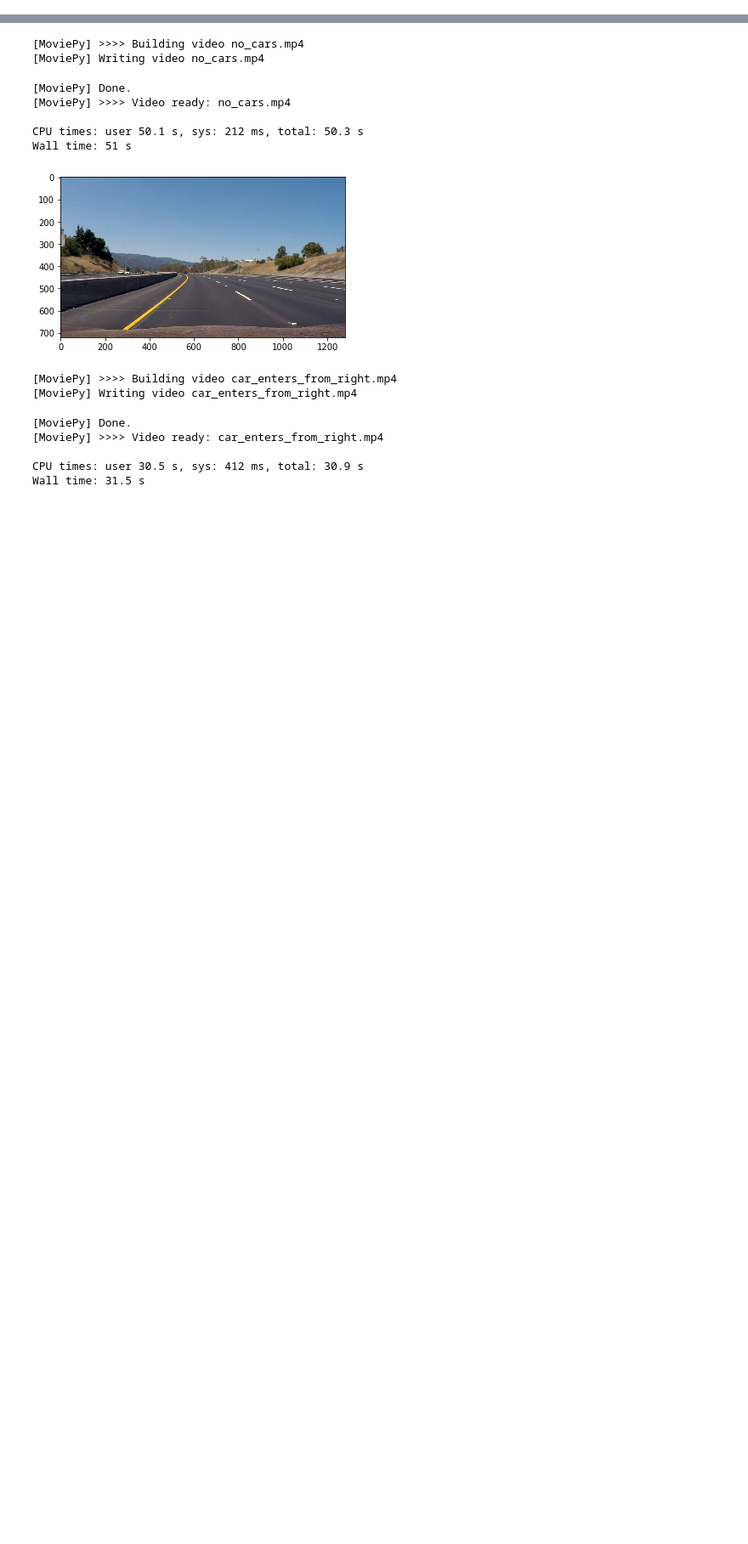
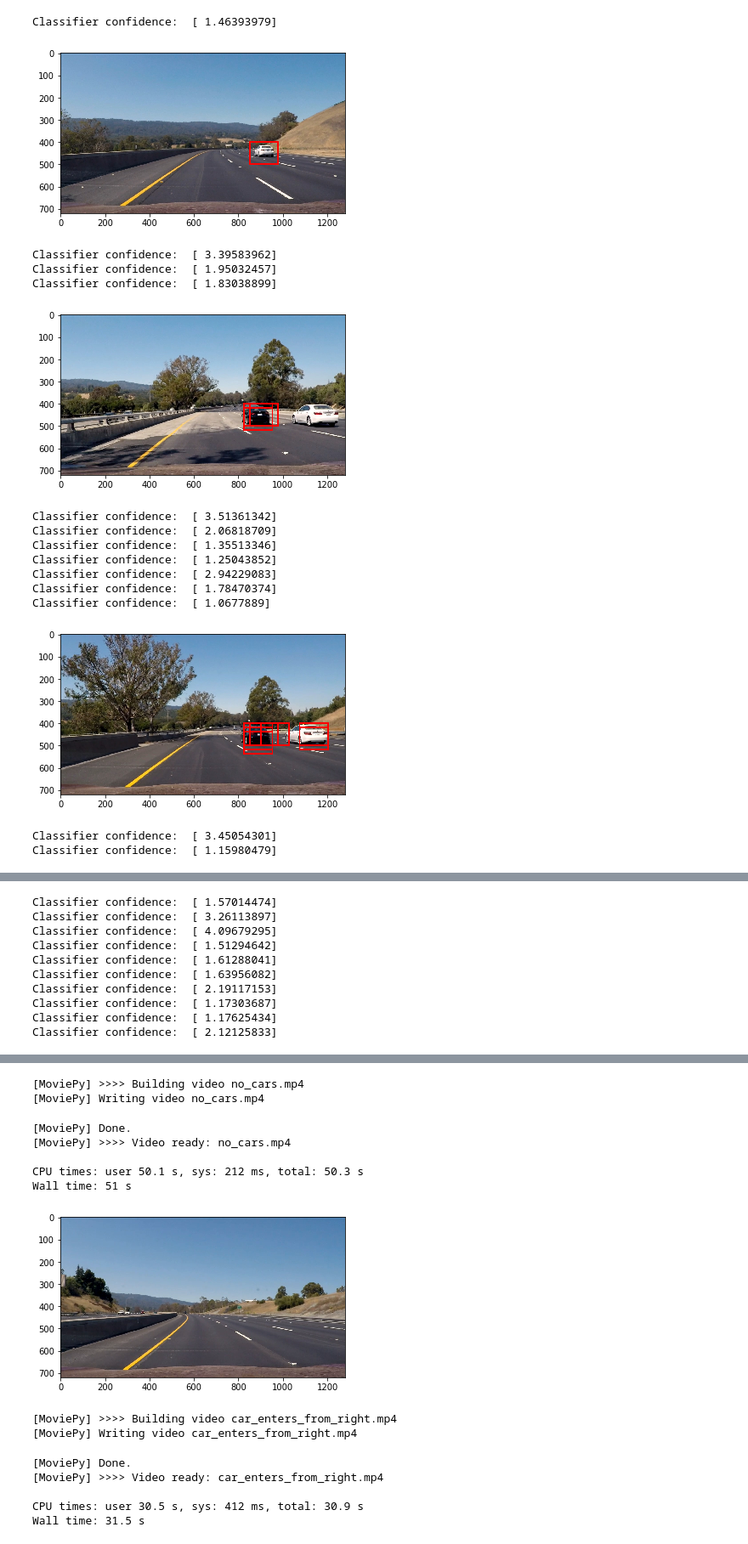
Before and after one commit to malichao/CarND-Vehicle-Detection, a Jupyter notebook: test.ipynb, the cells around one changed output, grey strips where cells are left out. Shown at 85% size. Drawn from its saved outputs; the diff is of its cells as text; code cells hidden in the pictures; blank space fills up the shorter version.

```diff
--- a/test.ipynb
+++ b/test.ipynb
@@ -213,7 +213,7 @@ def search_windows(img, windows, clf, scaler, color_space='RGB',
                     hist_range=(0, 256), orient=8,
                     pix_per_cell=8, cell_per_block=2,
                     hog_channel=0, spatial_feat=True,
-                    hist_feat=True, hog_feat=True):
+                    hist_feat=True, hog_feat=True, debug = False):
 
     on_windows = []
     for window in windows:
@@ -229,8 +229,10 @@ def search_windows(img, windows, clf, scaler, color_space='RGB',
         #6) Predict using your classifier
         prediction = clf.predict(test_features)
         #7) If positive (prediction == 1) then save the window
-        if prediction == 1:
+        confidence = clf.decision_function(test_features)
+        if confidence >= 1.0:
             on_windows.append(window)
+            if debug : print("Classifier confidence: ", confidence)
     #8) Return windows for positive detections
     return on_windows
 
@@ -274,0 +268,30 @@ show_image(window_img)
+# %%
+for image in images:
+    image_test = cv2.GaussianBlur(image, (15, 15), 0)
+    draw_image = np.copy(image)
+    hot_windows = []
+    hot_windows += (search_windows(image_test, windows, svc, X_scaler, color_space=color_space,
+                        spatial_size=spatial_size, hist_bins=hist_bins,
+                        orient=orient, pix_per_cell=pix_per_cell,
+                        cell_per_block=cell_per_block,
+                        hog_channel=hog_channel, spatial_feat=spatial_feat,
+                        hist_feat=hist_feat, hog_feat=hog_feat,debug=True))
+    window_img = draw_boxes(draw_image, hot_windows, color=(0, 0, 255), thick=6)
+    show_image(window_img)
+# %% [output]
+Classifier confidence:  [ 1.46393979]
+[figure, added]
+Classifier confidence:  [ 3.39583962]
+Classifier confidence:  [ 1.95032457]
+Classifier confidence:  [ 1.83038899]
+[figure, added]
+Classifier confidence:  [ 3.51361342]
+Classifier confidence:  [ 2.06818709]
+Classifier confidence:  [ 1.35513346]
+Classifier confidence:  [ 1.25043852]
+Classifier confidence:  [ 2.94229083]
+Classifier confidence:  [ 1.78470374]
+Classifier confidence:  [ 1.0677889]
+[figure, added]
+Classifier confidence:  [ 3.45054301]
+Classifier confidence:  [ 1.15980479]
@@ -274,0 +299,10 @@ show_image(window_img)
+Classifier confidence:  [ 1.57014474]
+Classifier confidence:  [ 3.26113897]
+Classifier confidence:  [ 4.09679295]
+Classifier confidence:  [ 1.51294642]
+Classifier confidence:  [ 1.61288041]
+Classifier confidence:  [ 1.63956082]
+Classifier confidence:  [ 2.19117153]
+Classifier confidence:  [ 1.17303687]
+Classifier confidence:  [ 1.17625434]
+Classifier confidence:  [ 2.12125833]
```
Also changed, not shown: parts of 10 cells of this notebook.
